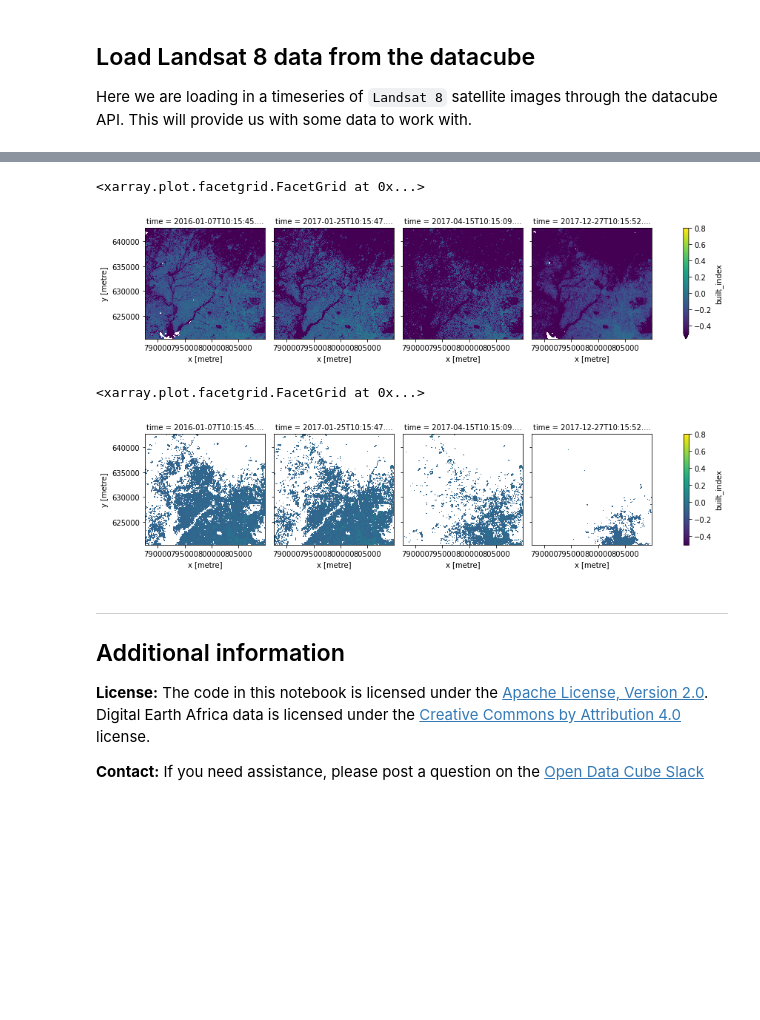
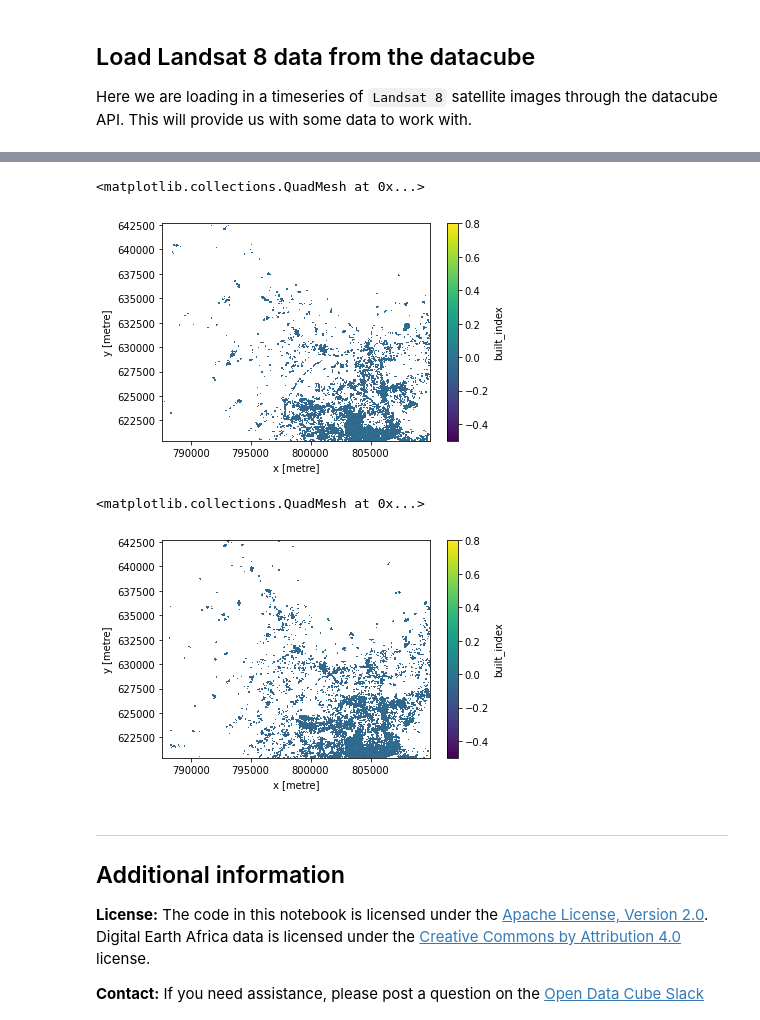
Before and after one commit to digitalearthafrica/deafrica-sandbox-notebooks, a Jupyter notebook: Frequently_used_code/DEA_urbanization.ipynb, the cells around one changed output, grey strips where cells are left out. Saved outputs shown, nothing was run; the diff lists cells and outputs as text; code cells hidden in the pictures; blank space fills up the shorter version.

```diff
--- a/Frequently_used_code/DEA_urbanization.ipynb
+++ b/Frequently_used_code/DEA_urbanization.ipynb
@@ -98,0 +133,4 @@ rgb(ds, bands=['red', 'green', 'blue'], col="time", col_wrap=4)
+# %%
+%%time
+ds_2014_geomedian = generate_geomedian(ds_2014)
+ds_2019_geomedian = generate_geomedian(ds_2019)
@@ -99,3 +148,4 @@ rgb(ds, bands=['red', 'green', 'blue'], col="time", col_wrap=4)
 # %%
 # Calculate NDVI and NDBI using the formula above
-ds = calculate_indices(ds, index=['NDVI', 'NDBI', 'BAEI', 'BSI', 'BUI'], collection = 'c1', drop=True)
+ds_2014_geomedian = calculate_indices(ds_2014_geomedian, index=['NDVI', 'NDBI'], collection = 'c1')
+ds_2019_geomedian = calculate_indices(ds_2019_geomedian, index=['NDVI', 'NDBI'], collection = 'c1')
@@ -129,0 +164,3 @@ Attributes:
+# %%
+ds_2014_geomedian['built_index'] = ds_2014_geomedian.NDBI - ds_2014_geomedian.NDVI
+ds_2019_geomedian['built_index'] = ds_2019_geomedian.NDBI - ds_2019_geomedian.NDVI
@@ -130,5 +176,9 @@ Attributes:
+# %%
+#filter to get only the
+ds_2014_urban_area = ds_2014_geomedian.where(ds_2014_geomedian.built_index > -0.1)
+ds_2019_urban_area = ds_2019_geomedian.where(ds_2019_geomedian.built_index > -0.1)
 # %%
-ds.built_index.plot(col='time', vmin=-0.50, vmax=0.8, cmap='viridis')
+ds_2014_urban_area.built_index.plot(vmin=-0.50, vmax=0.8, cmap='viridis')
 # %% [output]
-<xarray.plot.facetgrid.FacetGrid at 0x...>
+<matplotlib.collections.QuadMesh at 0x...>
-[figure, old version]
+[figure, new version]
@@ -138,8 +185,8 @@ ds_urban_area = ds.where(ds.built_index > -0.1)
 # %%
-ds_urban_area.built_index.plot(col='time', vmin=-0.50, vmax=0.8, cmap='viridis')
+ds_2019_urban_area.built_index.plot(vmin=-0.50, vmax=0.8, cmap='viridis')
 # %% [output]
-<xarray.plot.facetgrid.FacetGrid at 0x...>
+<matplotlib.collections.QuadMesh at 0x...>
-[figure, old version]
+[figure, new version]
 # %% [markdown]
 ***
 
```
Also changed, not shown: parts of 20 cells of this notebook.
